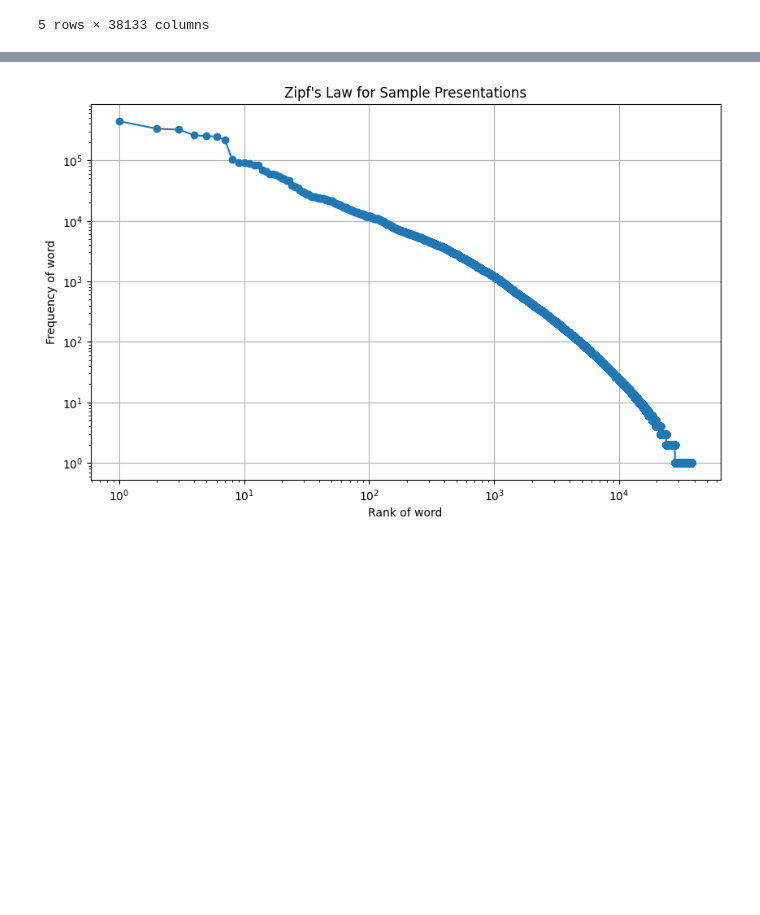
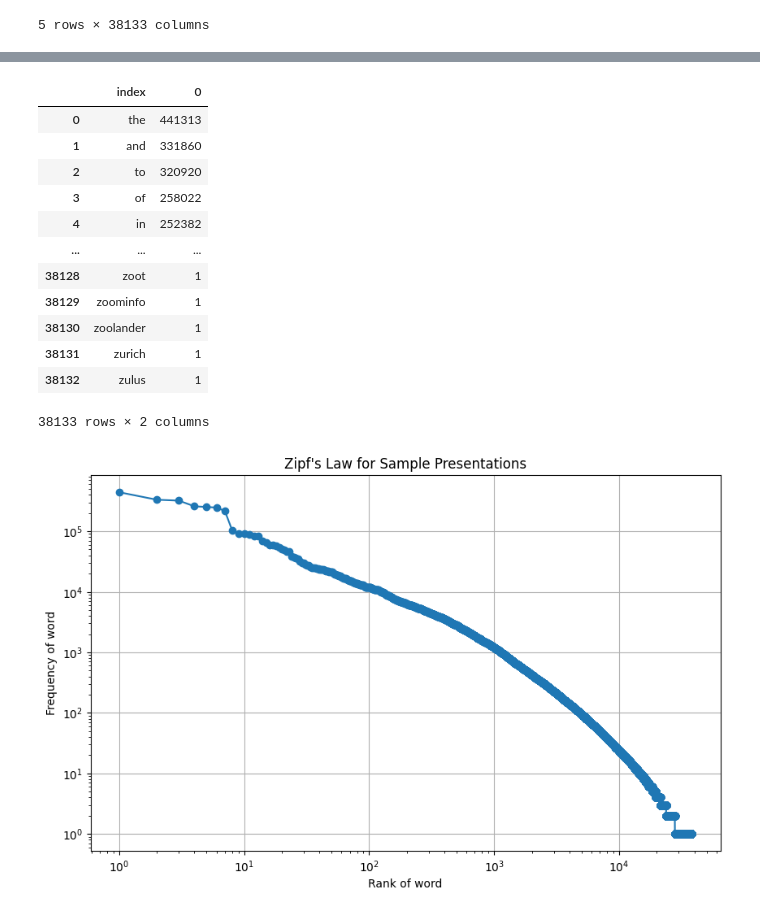
Before and after one commit to ccomploj/code, a Jupyter notebook: 02_Embeddings_and_Word2Vec.ipynb, the cells around one changed output, grey strips where cells are left out. Drawn from its saved outputs; the diff is of its cells as text; code cells hidden in the pictures; blank space fills up the shorter version.

```diff
--- a/02_Embeddings_and_Word2Vec.ipynb
+++ b/02_Embeddings_and_Word2Vec.ipynb
@@ -294,6 +294,22 @@ For example, the second most common word will appear approximately half as often
 Understanding Zipf's Law is crucial for tasks such as text summarization, keyword extraction, and improving search algorithms, as it highlights the importance of focusing on high-frequency terms that carry significant meaning in a given context.
 
 <img src="https://upload.wikimedia.org/wikipedia/commons/thumb/e/e6/Zipf-euro-4_German%2C_Russian%2C_French%2C_Italian%2C_Medieval_English.svg/610px-Zipf-euro-4_German%2C_Russian%2C_French%2C_Italian%2C_Medieval_English.svg.png" alt="image.png" width="500"/>
+# %%
+dtm.sum().sort_values(ascending=False).reset_index()
+# %% [output]
+|  | index | 0 |
+| 0 | the | 441313 |
+| 1 | and | 331860 |
+| 2 | to | 320920 |
+| 3 | of | 258022 |
+| 4 | in | 252382 |
+| ... | ... | ... |
+| 38128 | zoot | 1 |
+| 38129 | zoominfo | 1 |
+| 38130 | zoolander | 1 |
+| 38131 | zurich | 1 |
+| 38132 | zulus | 1 |
+38133 rows × 2 columns
 # %%
 import pandas as pd
 import matplotlib.pyplot as plt
```
Also changed, not shown: parts of 21 cells of this notebook.
